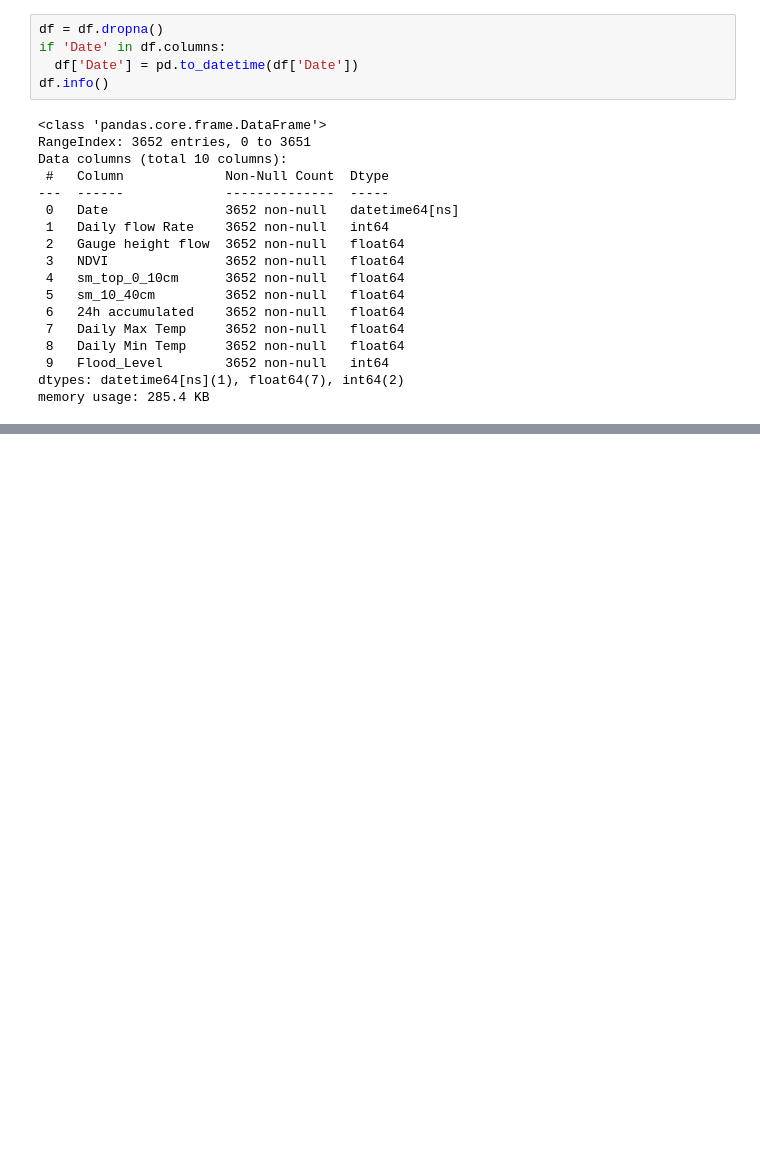
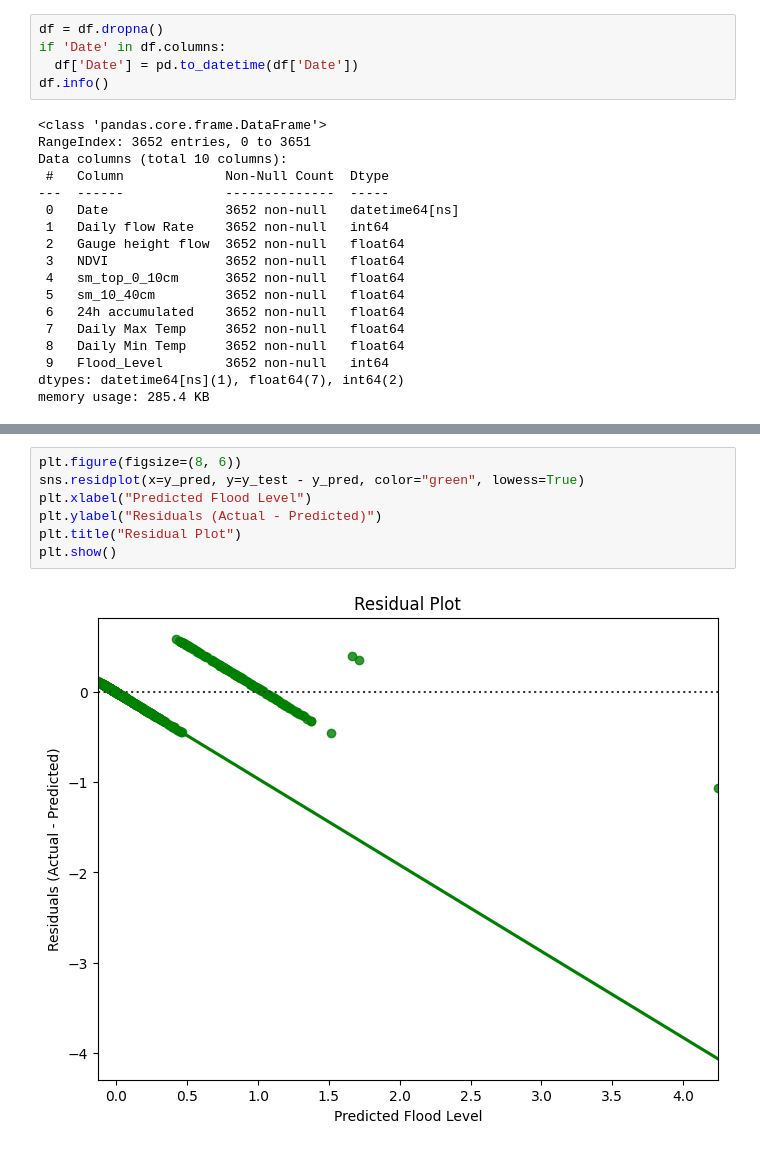
Before and after one commit to Bibek04-bit/Flood-Forecasting, a Jupyter notebook: Linear_regression.ipynb, the cells around one changed output, grey strips where cells are left out. Drawn from its saved outputs; the diff is of its cells as text; blank space fills up the shorter version.

```diff
--- a/Linear_regression.ipynb
+++ b/Linear_regression.ipynb
@@ -53,0 +125,9 @@ memory usage: 285.4 KB
+# %%
+plt.figure(figsize=(8, 6))
+sns.residplot(x=y_pred, y=y_test - y_pred, color="green", lowess=True)
+plt.xlabel("Predicted Flood Level")
+plt.ylabel("Residuals (Actual - Predicted)")
+plt.title("Residual Plot")
+plt.show()
+# %% [output]
+[figure, added]
```
Also changed, not shown: parts of 16 cells of this notebook.
